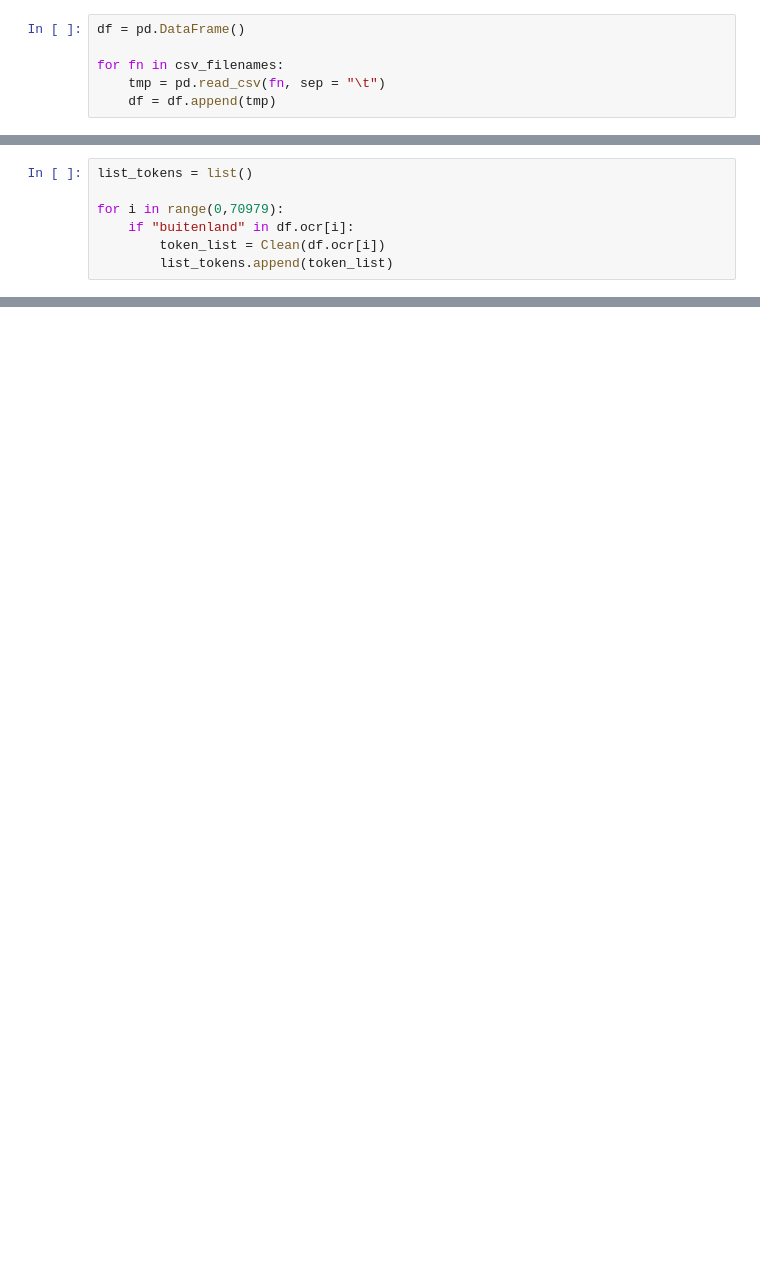
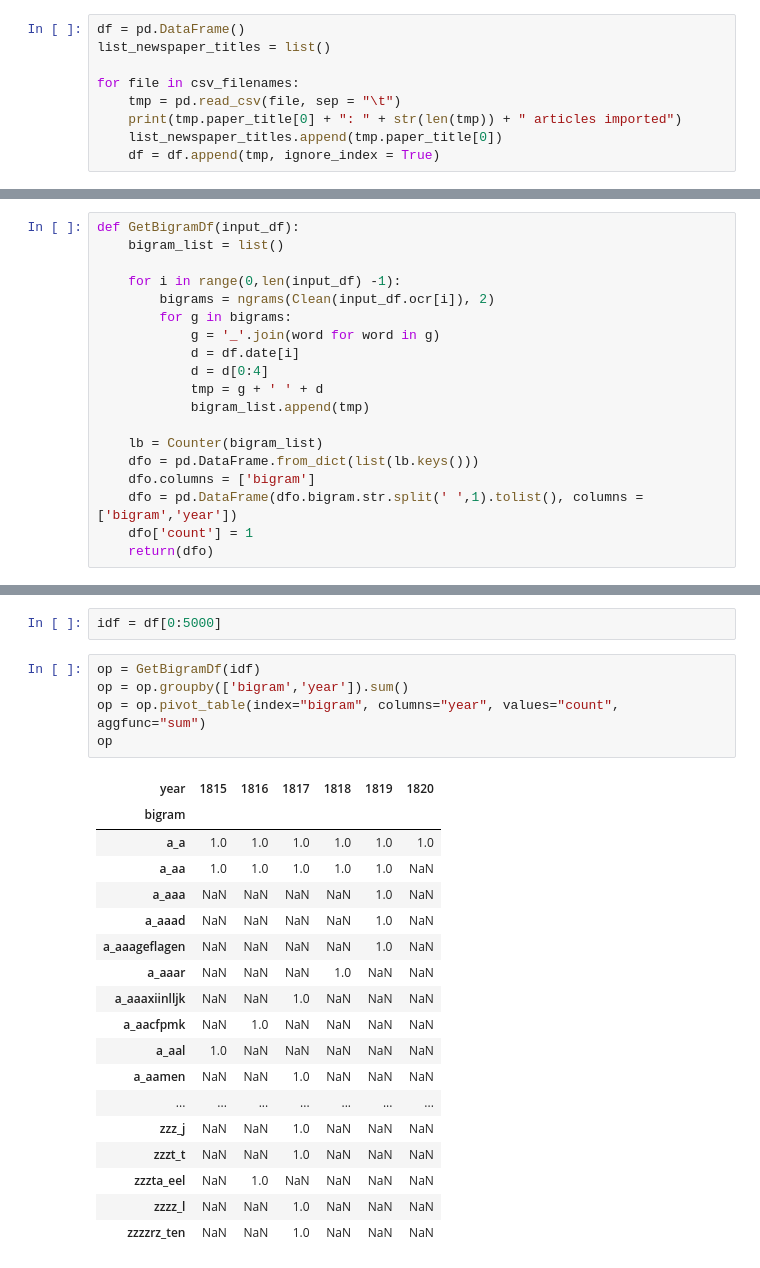
Before and after one commit to rubenros1795/thesis-the-foreign, a Jupyter notebook: SCC/SCC_merge_csv.ipynb, the cells around one changed output, grey strips where cells are left out. Drawn from its saved outputs; the diff is of its cells as text; blank space fills up the shorter version.

```diff
--- a/SCC/SCC_merge_csv.ipynb
+++ b/SCC/SCC_merge_csv.ipynb
@@ -31,6 +24,9 @@ csv_filenames = glob.glob('*.csv')
 # %%
 df = pd.DataFrame()
+list_newspaper_titles = list()
 
-for fn in csv_filenames:
-    tmp = pd.read_csv(fn, sep = "\t")
-    df = df.append(tmp)
+for file in csv_filenames:
+    tmp = pd.read_csv(file, sep = "\t")
+    print(tmp.paper_title[0] + ": " + str(len(tmp)) + " articles imported")
+    list_newspaper_titles.append(tmp.paper_title[0])
+    df = df.append(tmp, ignore_index = True)
@@ -37,7 +36,0 @@ for fn in csv_filenames:
-# %%
-list_tokens = list()
-
-for i in range(0,70979):
-    if "buitenland" in df.ocr[i]:
-        token_list = Clean(df.ocr[i])
-        list_tokens.append(token_list)
@@ -46,3 +37,22 @@ KeyError: 47353
+# %%
+def GetBigramDf(input_df):
+    bigram_list = list()
+
+    for i in range(0,len(input_df) -1):
+        bigrams = ngrams(Clean(input_df.ocr[i]), 2)
+        for g in bigrams:
+            g = '_'.join(word for word in g)
+            d = df.date[i]
+            d = d[0:4]
+            tmp = g + ' ' + d
+            bigram_list.append(tmp)
+
+    lb = Counter(bigram_list)
+    dfo = pd.DataFrame.from_dict(list(lb.keys()))
+    dfo.columns = ['bigram']
+    dfo = pd.DataFrame(dfo.bigram.str.split(' ',1).tolist(), columns = ['bigram','year'])
+    dfo['count'] = 1
+    return(dfo)
 # %%
 list_bigrams = list()
 
@@ -90,0 +71,26 @@ len(df)
+# %%
+idf = df[0:5000]
+# %%
+op = GetBigramDf(idf)
+op = op.groupby(['bigram','year']).sum()
+op = op.pivot_table(index="bigram", columns="year", values="count", aggfunc="sum")
+op
+# %% [output]
+| year | 1815 | 1816 | 1817 | 1818 | 1819 | 1820 |
+| bigram |  |  |  |  |  |  |
+| a_a | 1.0 | 1.0 | 1.0 | 1.0 | 1.0 | 1.0 |
+| a_aa | 1.0 | 1.0 | 1.0 | 1.0 | 1.0 | NaN |
+| a_aaa | NaN | NaN | NaN | NaN | 1.0 | NaN |
+| a_aaad | NaN | NaN | NaN | NaN | 1.0 | NaN |
+| a_aaageflagen | NaN | NaN | NaN | NaN | 1.0 | NaN |
+| a_aaar | NaN | NaN | NaN | 1.0 | NaN | NaN |
+| a_aaaxiinlljk | NaN | NaN | 1.0 | NaN | NaN | NaN |
+| a_aacfpmk | NaN | 1.0 | NaN | NaN | NaN | NaN |
+| a_aal | 1.0 | NaN | NaN | NaN | NaN | NaN |
+| a_aamen | NaN | NaN | 1.0 | NaN | NaN | NaN |
+| ... | ... | ... | ... | ... | ... | ... |
+| zzz_j | NaN | NaN | 1.0 | NaN | NaN | NaN |
+| zzzt_t | NaN | NaN | 1.0 | NaN | NaN | NaN |
+| zzzta_eel | NaN | 1.0 | NaN | NaN | NaN | NaN |
+| zzzz_l | NaN | NaN | 1.0 | NaN | NaN | NaN |
+| zzzzrz_ten | NaN | NaN | 1.0 | NaN | NaN | NaN |
```
Also changed, not shown: parts of 17 cells of this notebook.
